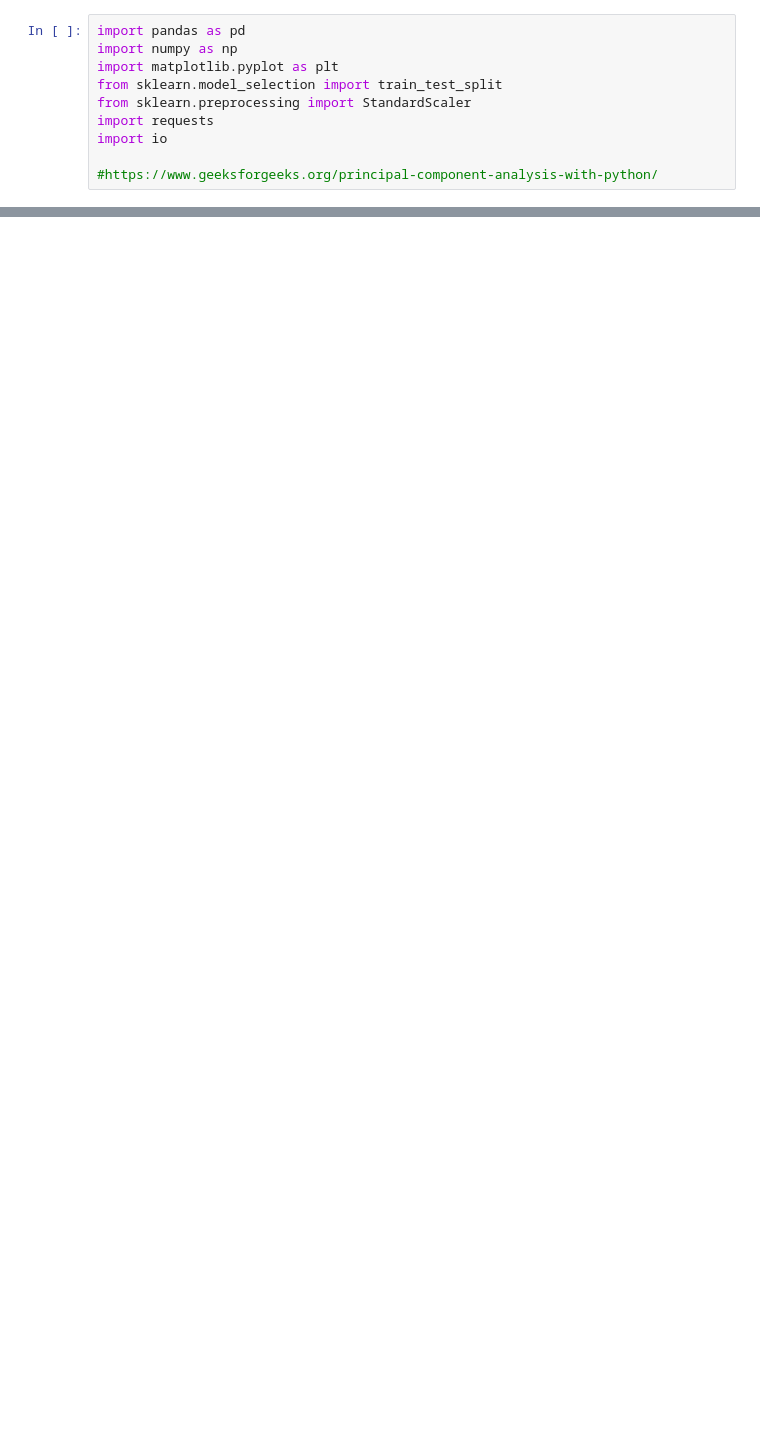
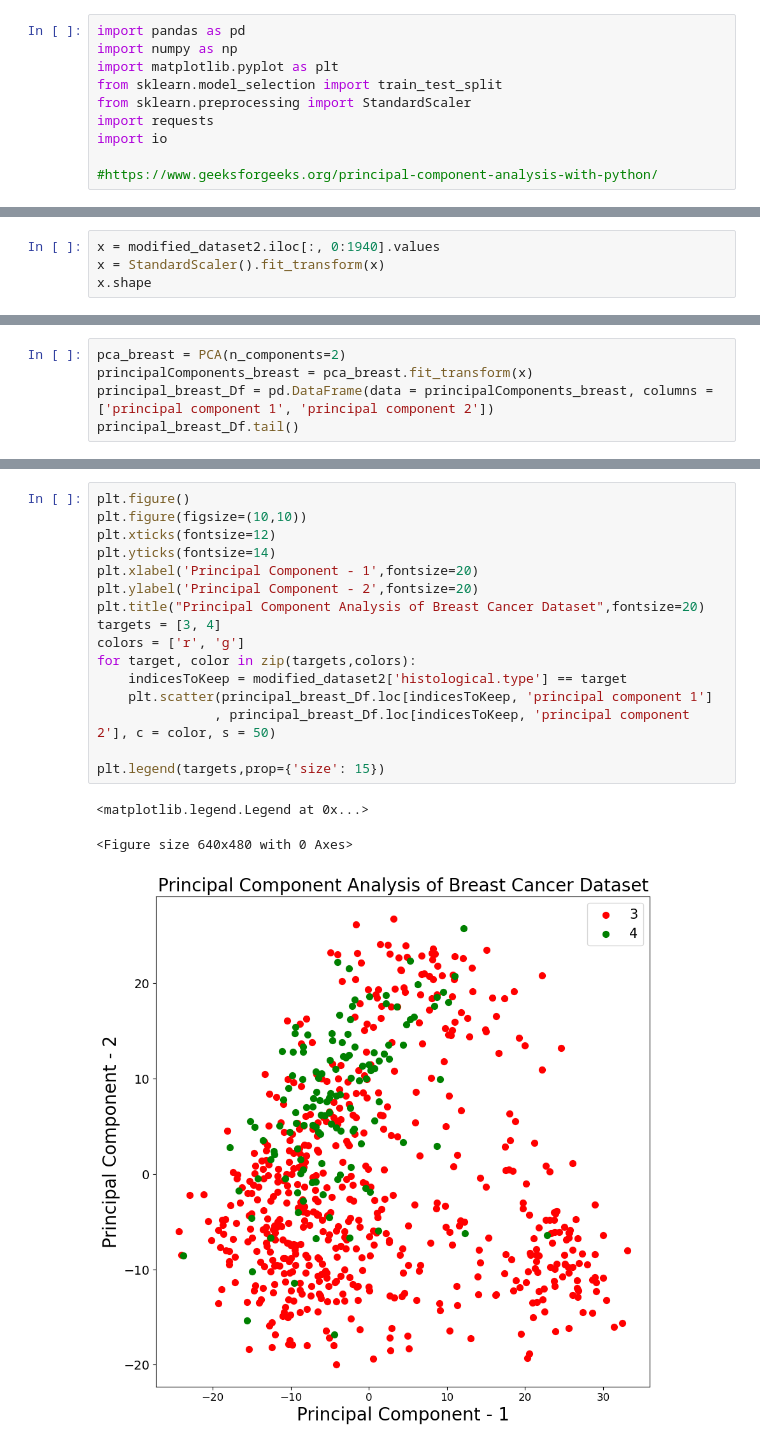
Before and after one commit to chanananins/BRCA-PCA, a Jupyter notebook: BRCA-PCA.ipynb, the cells around one changed output, grey strips where cells are left out. Drawn from its saved outputs; the diff is of its cells as text; blank space fills up the shorter version.

```diff
--- a/BRCA-PCA.ipynb
+++ b/BRCA-PCA.ipynb
@@ -189,0 +241,4 @@ plt.show()
+# %%
+x = modified_dataset2.iloc[:, 0:1940].values
+x = StandardScaler().fit_transform(x)
+x.shape
@@ -189,0 +263,5 @@ plt.show()
+# %%
+pca_breast = PCA(n_components=2)
+principalComponents_breast = pca_breast.fit_transform(x)
+principal_breast_Df = pd.DataFrame(data = principalComponents_breast, columns = ['principal component 1', 'principal component 2'])
+principal_breast_Df.tail()
@@ -189,0 +281,20 @@ plt.show()
+# %%
+plt.figure()
+plt.figure(figsize=(10,10))
+plt.xticks(fontsize=12)
+plt.yticks(fontsize=14)
+plt.xlabel('Principal Component - 1',fontsize=20)
+plt.ylabel('Principal Component - 2',fontsize=20)
+plt.title("Principal Component Analysis of Breast Cancer Dataset",fontsize=20)
+targets = [3, 4]
+colors = ['r', 'g']
+for target, color in zip(targets,colors):
+    indicesToKeep = modified_dataset2['histological.type'] == target
+    plt.scatter(principal_breast_Df.loc[indicesToKeep, 'principal component 1']
+               , principal_breast_Df.loc[indicesToKeep, 'principal component 2'], c = color, s = 50)
+
+plt.legend(targets,prop={'size': 15})
+# %% [output]
+<matplotlib.legend.Legend at 0x...>
+<Figure size 640x480 with 0 Axes>
+[figure, added]
```
Also changed, not shown: parts of 11 cells of this notebook.
